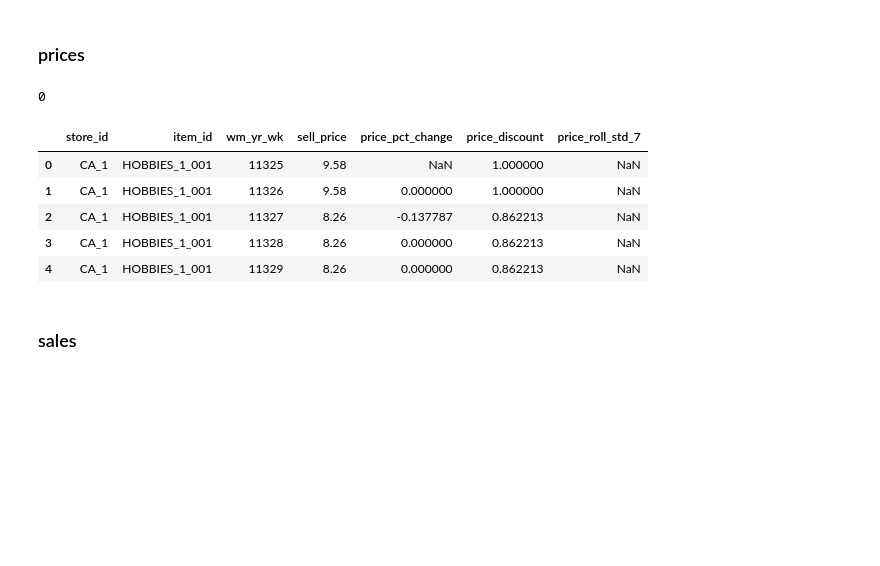
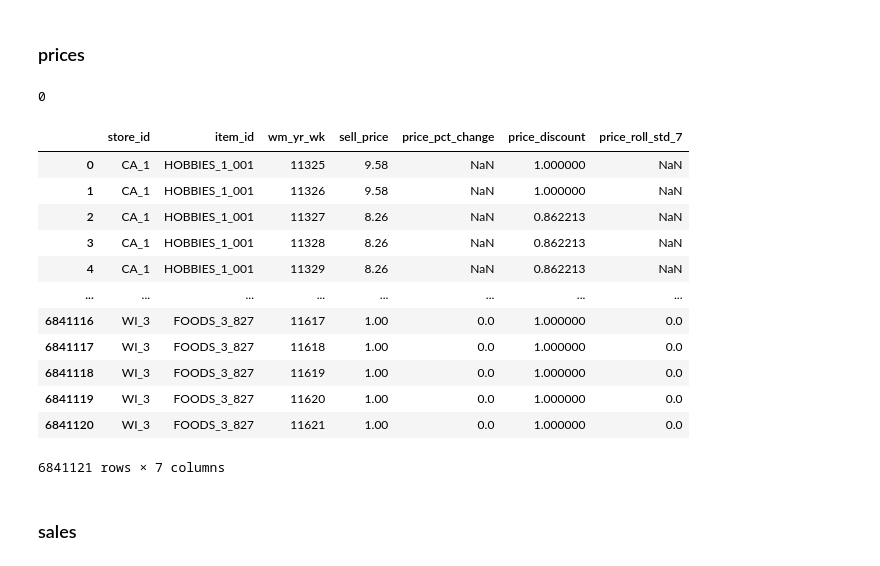
Before and after one commit to swedrf0112/M5, a Jupyter notebook: Melissa/CatBoost.ipynb, the cells around one changed output. Saved outputs shown, nothing was run; the diff lists cells and outputs as text; code cells hidden in the pictures; blank space fills up the shorter version.

```diff
--- a/Melissa/CatBoost.ipynb
+++ b/Melissa/CatBoost.ipynb
@@ -99,20 +112,27 @@ calendar
 # %%
 gr = prices.groupby(["store_id", "item_id"])["sell_price"]
-prices['price_pct_change'] = gr.pct_change()
+prices['price_pct_change'] = (prices['sell_price'] - gr.transform(lambda x: x.shift(7))) / gr.transform(lambda x: x.shift(7))
 prices['price_discount'] = prices['sell_price'] / gr.cummax()
-prices['price_roll_std_7'] = gr.transform(lambda x: x.rolling(7).std())
+prices['price_roll_std_7'] = gr.transform(lambda x: x.rolling(30).std())
 del gr
 gc.collect()
 
-prices.head()
+prices
 # %% [output]
 0
 |  | store_id | item_id | wm_yr_wk | sell_price | price_pct_change | price_discount | price_roll_std_7 |
 | 0 | CA_1 | HOBBIES_1_001 | 11325 | 9.58 | NaN | 1.000000 | NaN |
-| 1 | CA_1 | HOBBIES_1_001 | 11326 | 9.58 | 0.000000 | 1.000000 | NaN |
-| 2 | CA_1 | HOBBIES_1_001 | 11327 | 8.26 | -0.137787 | 0.862213 | NaN |
-| 3 | CA_1 | HOBBIES_1_001 | 11328 | 8.26 | 0.000000 | 0.862213 | NaN |
-| 4 | CA_1 | HOBBIES_1_001 | 11329 | 8.26 | 0.000000 | 0.862213 | NaN |
+| 1 | CA_1 | HOBBIES_1_001 | 11326 | 9.58 | NaN | 1.000000 | NaN |
+| 2 | CA_1 | HOBBIES_1_001 | 11327 | 8.26 | NaN | 0.862213 | NaN |
+| 3 | CA_1 | HOBBIES_1_001 | 11328 | 8.26 | NaN | 0.862213 | NaN |
+| 4 | CA_1 | HOBBIES_1_001 | 11329 | 8.26 | NaN | 0.862213 | NaN |
+| ... | ... | ... | ... | ... | ... | ... | ... |
+| 6841116 | WI_3 | FOODS_3_827 | 11617 | 1.00 | 0.0 | 1.000000 | 0.0 |
+| 6841117 | WI_3 | FOODS_3_827 | 11618 | 1.00 | 0.0 | 1.000000 | 0.0 |
+| 6841118 | WI_3 | FOODS_3_827 | 11619 | 1.00 | 0.0 | 1.000000 | 0.0 |
+| 6841119 | WI_3 | FOODS_3_827 | 11620 | 1.00 | 0.0 | 1.000000 | 0.0 |
+| 6841120 | WI_3 | FOODS_3_827 | 11621 | 1.00 | 0.0 | 1.000000 | 0.0 |
+6841121 rows × 7 columns
 # %% [markdown]
 ### sales
 # %%
```
Also changed, not shown: parts of 37 cells of this notebook.
